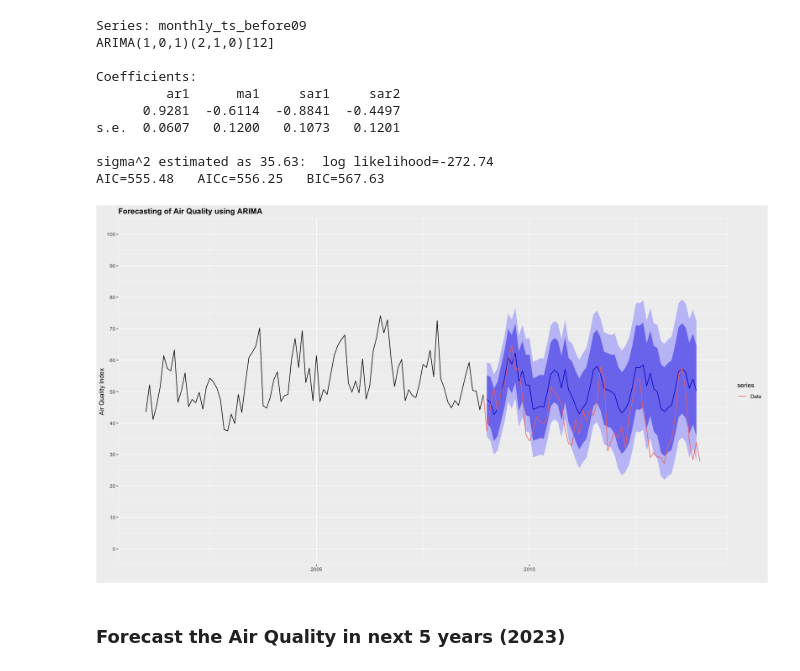
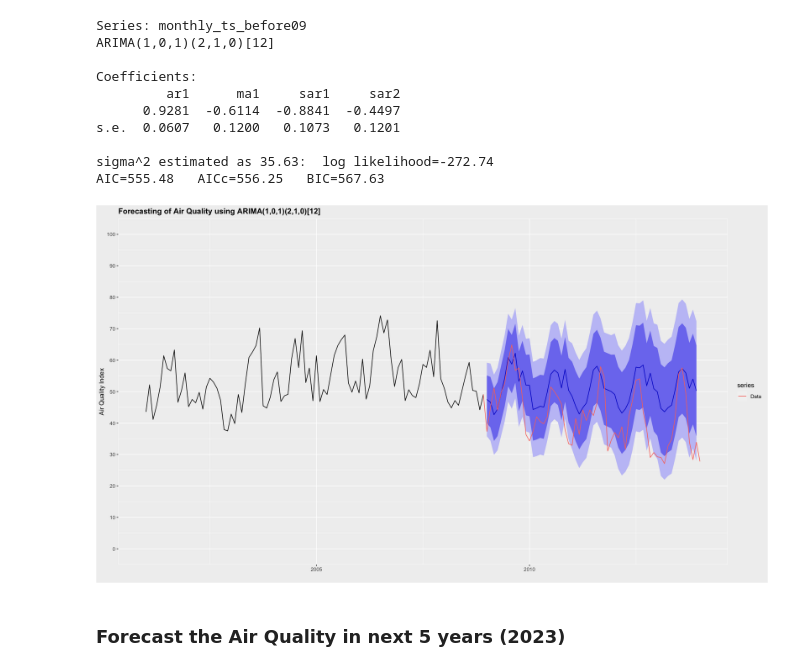
Before and after one commit to buu-nguyen/PIB3-MadridAirQuality, a Jupyter notebook: Madrid-Air-Quality.ipynb, the cells around one changed output. Drawn from its saved outputs; the diff is of its cells as text; code cells hidden in the pictures.

Commit message:
update plots

```diff
--- a/Madrid-Air-Quality.ipynb
+++ b/Madrid-Air-Quality.ipynb
@@ -193,22 +196,23 @@ AIC=555.48   AICc=556.25   BIC=567.63
 # %%
 monthly_ts_after09 <- window(monthly_ts, start = c(2008, 12), end = c(2014, 1))
 
 fit_ts %>%
   forecast(h=60) %>%
   autoplot() +
   theme(axis.text.x = element_text(angle = 0),
         panel.background = element_rect(fill = "gray94", colour = "white",
                                         size = 0.5, linetype = "solid"),
         legend.background = element_rect(fill = "gray94"),
         plot.background = element_rect(fill = "gray94"),
         panel.grid.major = element_line(size = 0.5, linetype = 'solid', colour = "white"),
         panel.grid.minor = element_line(size = 0.25, linetype = 'solid', colour = "white"),
         plot.title = element_text(hjust = 0, face = 'bold',color = 'black')) +
-  labs(x = '', y = 'Air Quality Index', title='Forecasting of Air Quality using ARIMA') +
+  labs(x = '', y = 'Air Quality Index', title='Forecasting of Air Quality using ARIMA(1,0,1)(2,1,0)[12] ') +
   scale_y_continuous(breaks = seq(0,100,10), lim = c(0,100)) +
   autolayer(monthly_ts_after09, series="Data")
+ggsave('plots/forecast_before09.png', width = 16, height = 9)
 # %% [output]
-[figure, old version]
+[figure, new version]
 # %% [markdown]
 ### Forecast the Air Quality in next 5 years (2023)
 # %%
```
Also changed, not shown: parts of 5 cells of this notebook, 5 other files.
